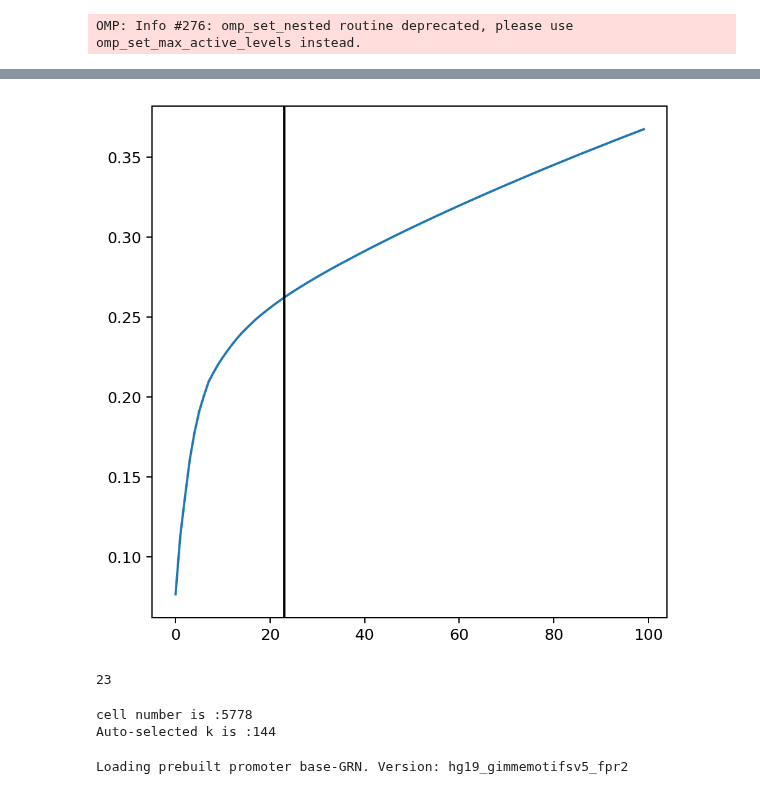
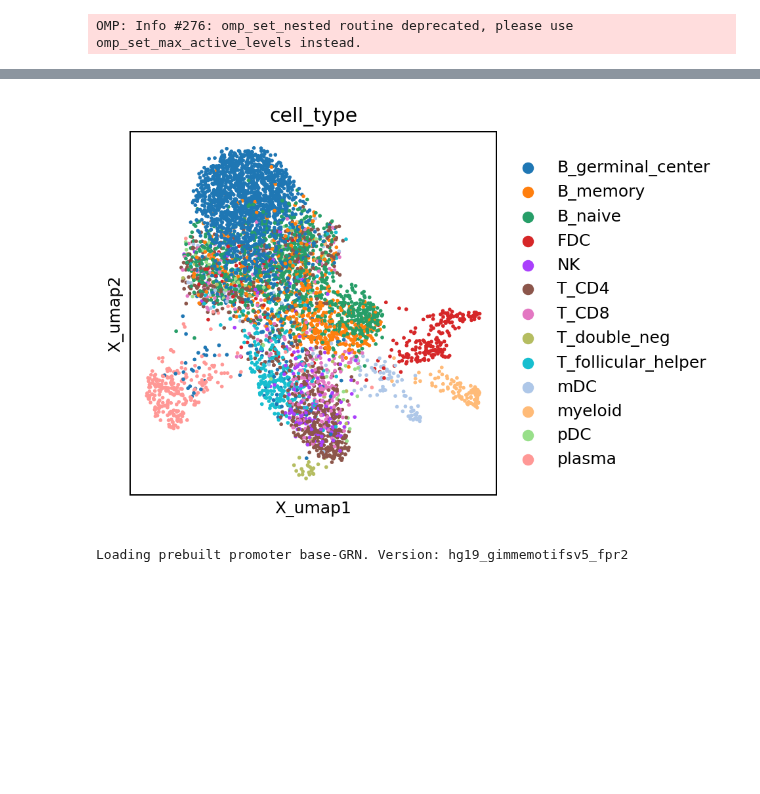
Before and after one commit to jishnu-lab/SpaceTravLR, a Jupyter notebook: notebooks/human_tonsil/01_run_CO.ipynb, the cells around one changed output, grey strips where cells are left out. Cells and saved outputs as stored; diff of their text form; code cells hidden in the pictures; blank space fills up the shorter version.

Commit message:
added new normal tonsil training

```diff
--- a/notebooks/human_tonsil/01_run_CO.ipynb
+++ b/notebooks/human_tonsil/01_run_CO.ipynb
@@ -7,6 +7,6 @@ import numpy as np
 import pandas as pd
 import matplotlib.pyplot as plt
 # %%
-adata = sc.read_h5ad('/Users/koush/Projects/SpaceOracle/data/slidetags/snrna_human_tonsil.h5ad')
+adata = sc.read_h5ad('/Users/koush/Desktop/training_data/snrna_human_tonsil.h5ad')
 adata
 # %% [output]
@@ -48,6 +37,0 @@ Wall time: 378 ms
-# %%
-%%time
-
-sc.tl.paga(adata, groups='cell_type')
-plt.rcParams["figure.figsize"] = [6, 6]
-sc.pl.paga(adata)
@@ -66,34 +54,16 @@ adata.layers["raw_count"] = np.exp(adata.X) - 1
 # %%
 oracle = co.Oracle()
 
 adata.X = adata.layers["raw_count"].copy()
 
 oracle.import_anndata_as_raw_count(
     adata=adata,
     cluster_column_name="cell_type",
-    embedding_name="X_draw_graph_fr"
+    embedding_name="X_umap"
 )
+
+oracle.pcs = [True]
+oracle.k_knn_imputation = 1
+oracle.knn = 1
+# %% [output]
+[figure, added]
-# %%
-# Perform PCA
-oracle.perform_PCA()
-
-# Select important PCs
-plt.plot(np.cumsum(oracle.pca.explained_variance_ratio_)[:100])
-n_comps = np.where(np.diff(np.diff(np.cumsum(oracle.pca.explained_variance_ratio_))>0.002))[0][0]
-plt.axvline(n_comps, c="k")
-plt.show()
-
-print(n_comps)
-n_comps = min(n_comps, 50)
-# %% [output]
-[figure, removed]
-23
-# %%
-n_cell = oracle.adata.shape[0]
-print(f"cell number is :{n_cell}")
-
-k = int(0.025*n_cell)
-print(f"Auto-selected k is :{k}")
-# %% [output]
-cell number is :5778
-Auto-selected k is :144
```
Also changed, not shown: parts of 13 cells of this notebook, 7 other files.
